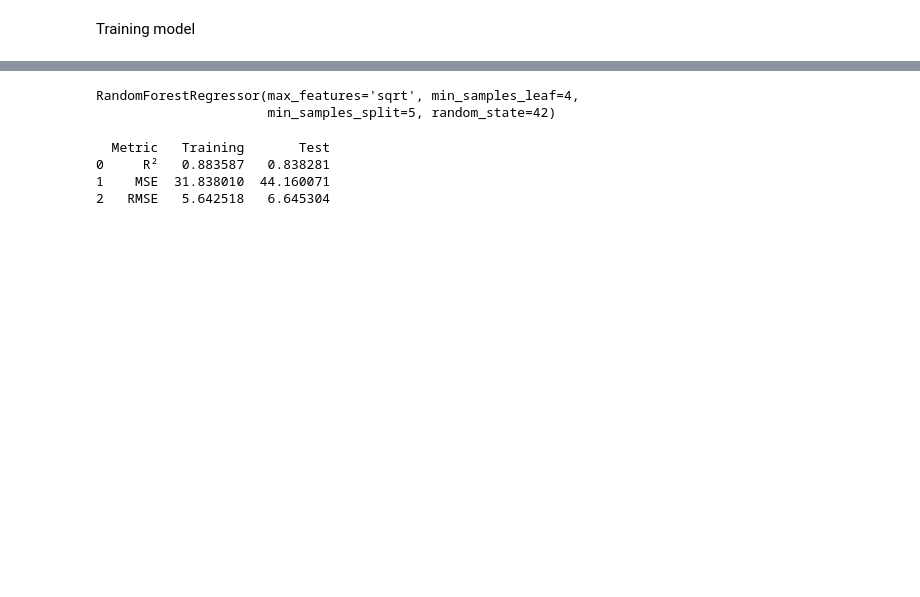
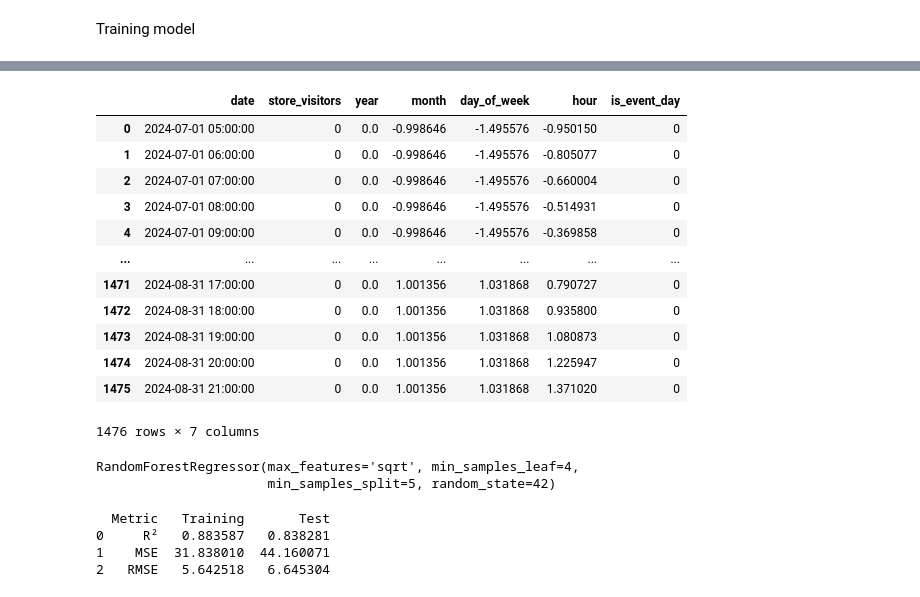
Before and after one commit to HamoumaAmine/Prediction-of-Store-Visitors, a Jupyter notebook: main.ipynb, the cells around one changed output, grey strips where cells are left out. Saved outputs shown, nothing was run; the diff lists cells and outputs as text; code cells hidden in the pictures; blank space fills up the shorter version.

```diff
--- a/main.ipynb
+++ b/main.ipynb
@@ -92,6 +92,11 @@ train_df['year'] = train_df['date'].dt.year
 train_df['month'] = train_df['date'].dt.month
 train_df['day_of_week'] = train_df['date'].dt.dayofweek
 train_df['hour'] = train_df['date'].dt.hour
+# %%
+test_df['year'] = test_df['date'].dt.year
+test_df['month'] = test_df['date'].dt.month
+test_df['day_of_week'] = test_df['date'].dt.dayofweek
+test_df['hour'] = test_df['date'].dt.hour
 # %%
 visitors_by_year = train_df.groupby('year')['store_visitors'].sum()
 
@@ -196,6 +201,7 @@ Nombre de doublons (True) :  0
 # %%
 #It won't be useful in the model training
 train_df = train_df.drop(columns=['id'])
+test_df = test_df.drop(columns=['id'])
 # %%
 negative_values = train_df[train_df['store_visitors'] < 0]
 print(negative_values)
@@ -238,6 +244,7 @@ Normalisation
 columns_to_standarize = ['year', 'month', 'day_of_week', 'hour']
 scaler = StandardScaler()
 train_df[columns_to_standarize] = scaler.fit_transform(train_df[columns_to_standarize])
+test_df[columns_to_standarize] = scaler.fit_transform(test_df[columns_to_standarize])
 print(train_df.head(2))
 # %% [output]
                  date  store_visitors      year     month  day_of_week  \
@@ -285,3 +308,19 @@ Training model
+# %%
+test_df
+# %% [output]
+|  | date | store_visitors | year | month | day_of_week | hour | is_event_day |
+| 0 | 2024-07-01 05:00:00 | 0 | 0.0 | -0.998646 | -1.495576 | -0.950150 | 0 |
+| 1 | 2024-07-01 06:00:00 | 0 | 0.0 | -0.998646 | -1.495576 | -0.805077 | 0 |
+| 2 | 2024-07-01 07:00:00 | 0 | 0.0 | -0.998646 | -1.495576 | -0.660004 | 0 |
+| 3 | 2024-07-01 08:00:00 | 0 | 0.0 | -0.998646 | -1.495576 | -0.514931 | 0 |
+| 4 | 2024-07-01 09:00:00 | 0 | 0.0 | -0.998646 | -1.495576 | -0.369858 | 0 |
+| ... | ... | ... | ... | ... | ... | ... | ... |
+| 1471 | 2024-08-31 17:00:00 | 0 | 0.0 | 1.001356 | 1.031868 | 0.790727 | 0 |
+| 1472 | 2024-08-31 18:00:00 | 0 | 0.0 | 1.001356 | 1.031868 | 0.935800 | 0 |
+| 1473 | 2024-08-31 19:00:00 | 0 | 0.0 | 1.001356 | 1.031868 | 1.080873 | 0 |
+| 1474 | 2024-08-31 20:00:00 | 0 | 0.0 | 1.001356 | 1.031868 | 1.225947 | 0 |
+| 1475 | 2024-08-31 21:00:00 | 0 | 0.0 | 1.001356 | 1.031868 | 1.371020 | 0 |
+1476 rows × 7 columns
 # %%
 X = train_df.drop(columns=['store_visitors', 'date'])
 y = train_df['store_visitors']
```
Also changed, not shown: parts of 5 cells of this notebook.
